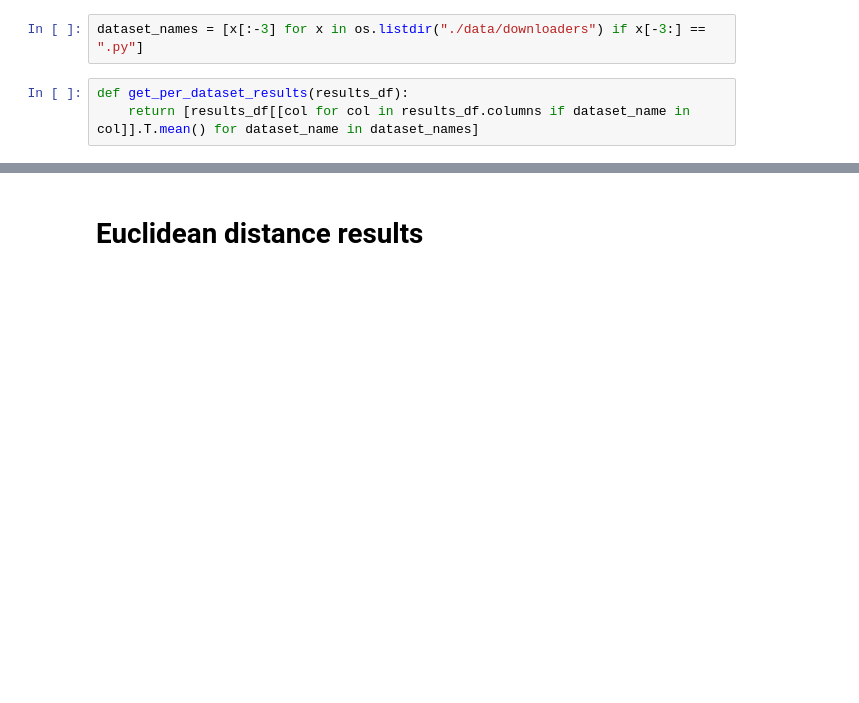
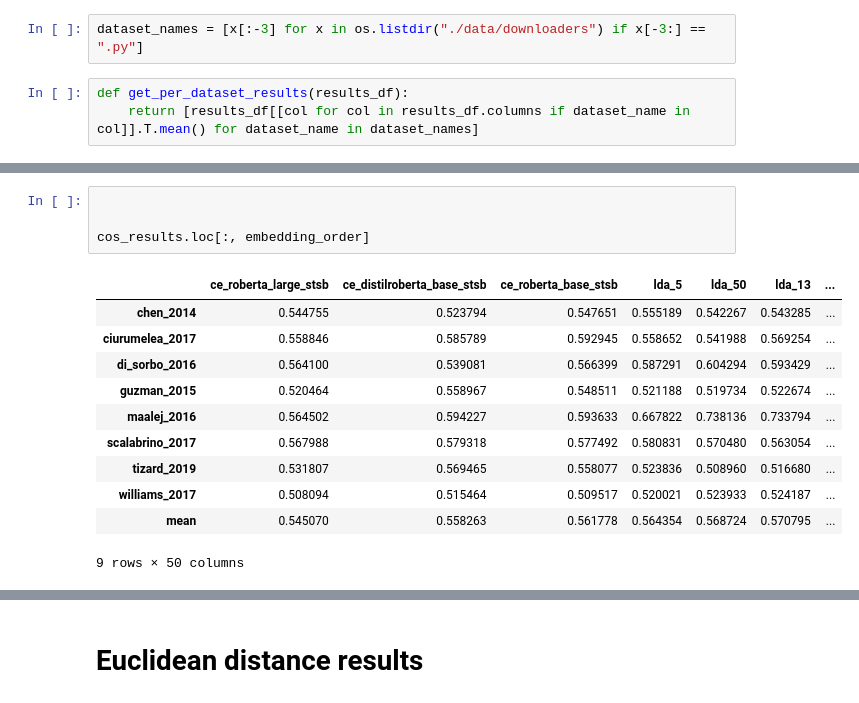
Before and after one commit to Peter-Devine/feedback_embedding_comparison, a Jupyter notebook: per_dataset_analysis.ipynb, the cells around one changed output, grey strips where cells are left out. Drawn from its saved outputs; the diff is of its cells as text; blank space fills up the shorter version.

```diff
--- a/per_dataset_analysis.ipynb
+++ b/per_dataset_analysis.ipynb
@@ -14,0 +119,16 @@ def get_per_dataset_results(results_df):
+# %%
+
+
+cos_results.loc[:, embedding_order]
+# %% [output]
+|  | ce_roberta_large_stsb | ce_distilroberta_base_stsb | ce_roberta_base_stsb | lda_5 | lda_50 | lda_13 | ... |
+| chen_2014 | 0.544755 | 0.523794 | 0.547651 | 0.555189 | 0.542267 | 0.543285 | ... |
+| ciurumelea_2017 | 0.558846 | 0.585789 | 0.592945 | 0.558652 | 0.541988 | 0.569254 | ... |
+| di_sorbo_2016 | 0.564100 | 0.539081 | 0.566399 | 0.587291 | 0.604294 | 0.593429 | ... |
+| guzman_2015 | 0.520464 | 0.558967 | 0.548511 | 0.521188 | 0.519734 | 0.522674 | ... |
+| maalej_2016 | 0.564502 | 0.594227 | 0.593633 | 0.667822 | 0.738136 | 0.733794 | ... |
+| scalabrino_2017 | 0.567988 | 0.579318 | 0.577492 | 0.580831 | 0.570480 | 0.563054 | ... |
+| tizard_2019 | 0.531807 | 0.569465 | 0.558077 | 0.523836 | 0.508960 | 0.516680 | ... |
+| williams_2017 | 0.508094 | 0.515464 | 0.509517 | 0.520021 | 0.523933 | 0.524187 | ... |
+| mean | 0.545070 | 0.558263 | 0.561778 | 0.564354 | 0.568724 | 0.570795 | ... |
+9 rows × 50 columns
```
Also changed, not shown: parts of 18 cells of this notebook, 1 other file.
